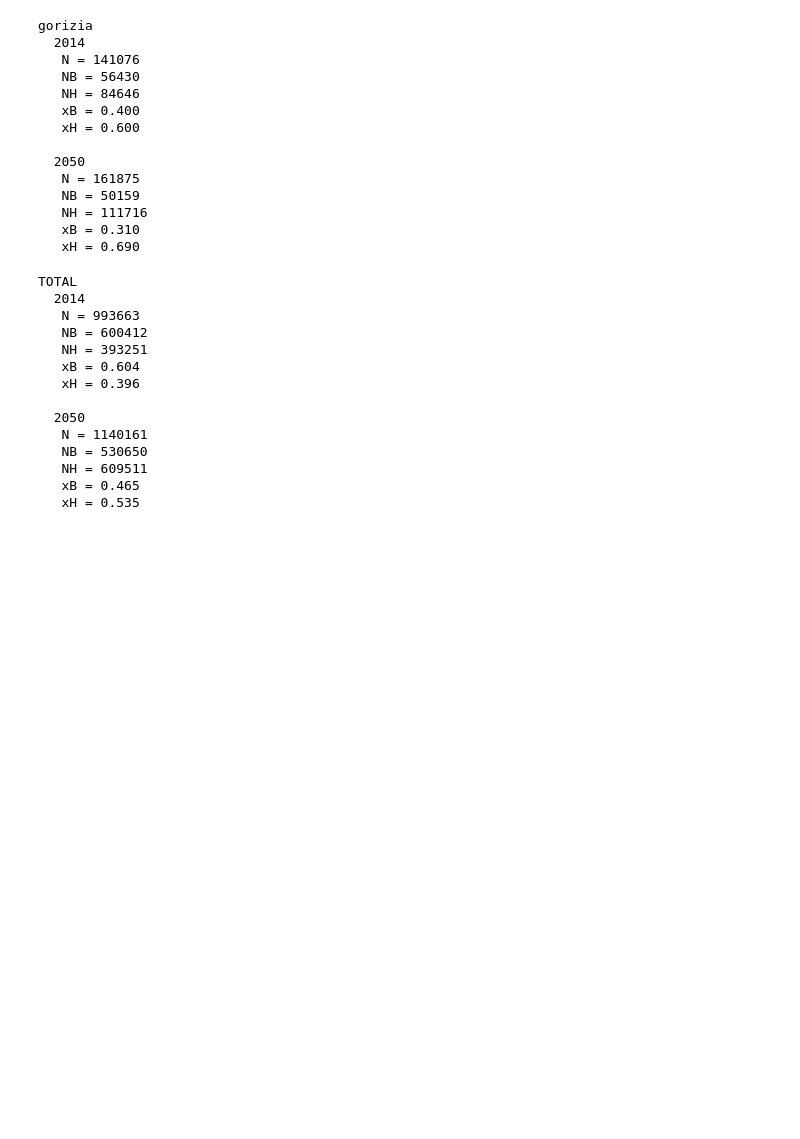
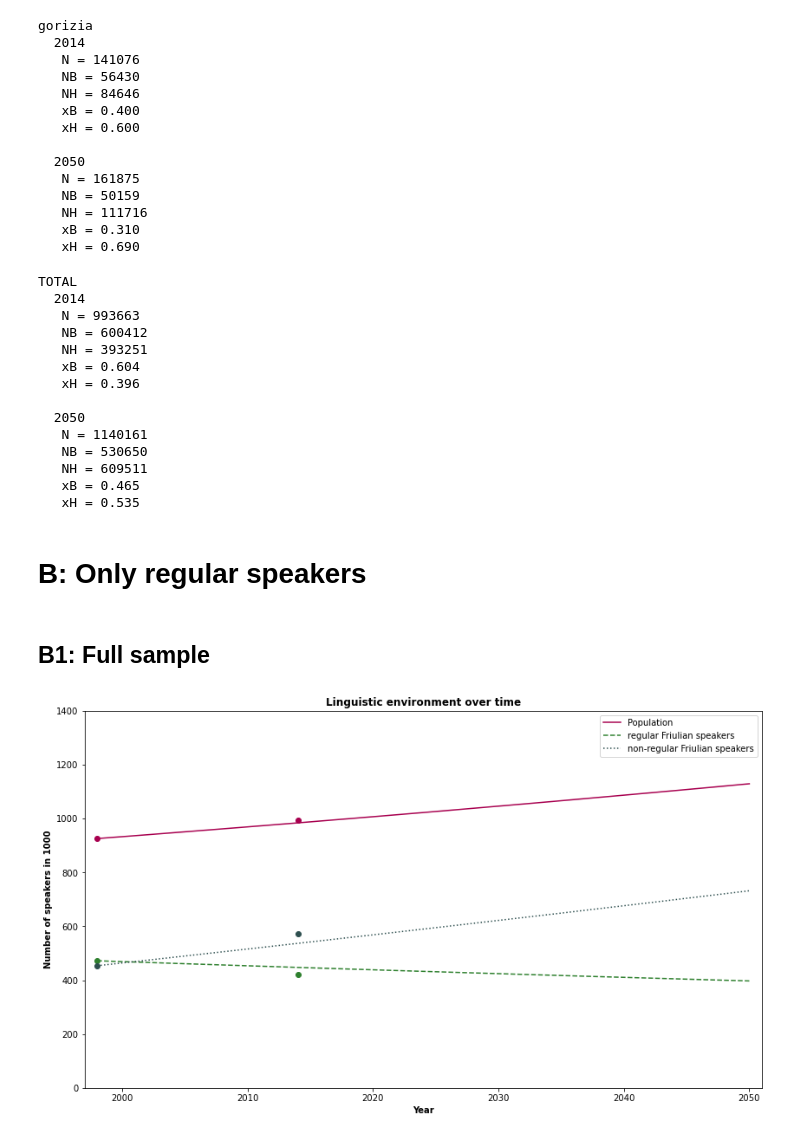
Before and after one commit to teasko/language_dynamics_modeling, a Jupyter notebook: Friulian_in_FVG/analysis_friul.ipynb, the cells around one changed output. Cells and saved outputs as stored; diff of their text form; code cells hidden in the pictures; blank space fills up the shorter version.

Commit message:
extended friual analysis notebook to also account for regular speakers

```diff
--- a/Friulian_in_FVG/analysis_friul.ipynb
+++ b/Friulian_in_FVG/analysis_friul.ipynb
@@ -464,3 +466,31 @@ TOTAL
    NH = 609511
    xB = 0.465
    xH = 0.535
+# %% [markdown]
+# B: Only regular speakers
+# %% [markdown]
+## B1: Full sample
+# %%
+# set parameters
+# set parameters
+with open("data/parameter_estimates_regular.json", "r") as file: # 2014 and 1998 parameters are identical
+    params = json.load(file)
+
+with open("data/data_1998_regular.json", "r") as file:
+    data = json.load(file)
+
+
+parameters = get_params(params)
+data_1998 = get_emp_data(data)
+# %%
+traj_1998 = trajectory(T, parameters, data_1998)
+# %%
+# Absolute numbers
+plot_trajectory(traj_1998,
+                data_1998,
+                "regular Friulian",
+                y_scaling = 1000,
+                y_lim = 1400000,
+                fname="plots/full_absolute_1998_regular.png")
+# %% [output]
+[figure, added]
```
Also changed, not shown: parts of 15 cells of this notebook.
